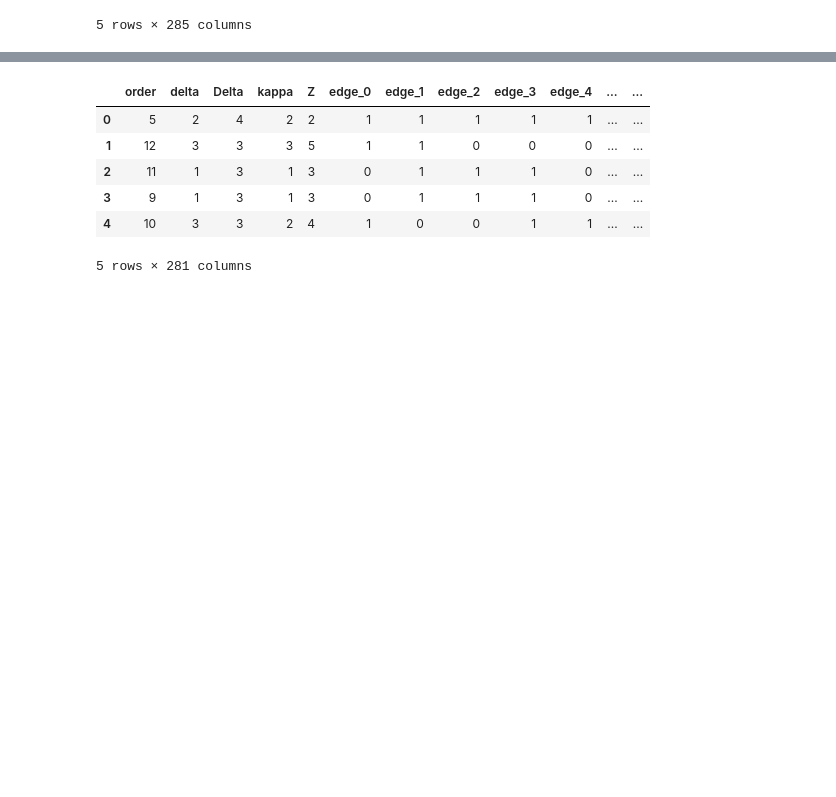
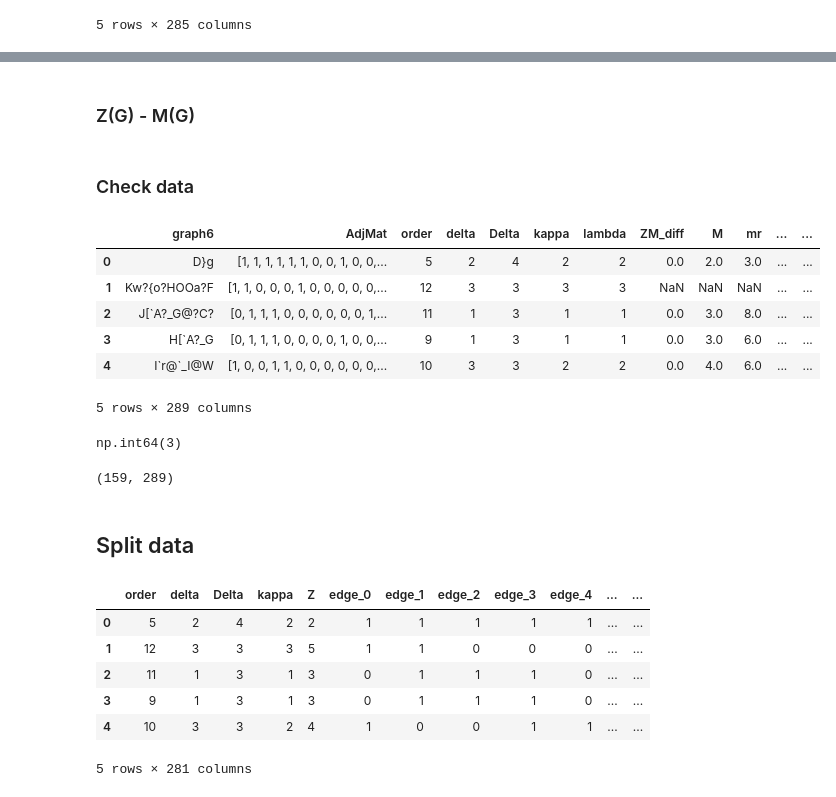
Before and after one commit to Hutch-Johnson/Graph_ML_MaxNull, a Jupyter notebook: Graph_ML_MZ.ipynb, the cells around one changed output, grey strips where cells are left out. Saved outputs shown, nothing was run; the diff lists cells and outputs as text; code cells hidden in the pictures; blank space fills up the shorter version.

```diff
--- a/Graph_ML_MZ.ipynb
+++ b/Graph_ML_MZ.ipynb
@@ -78,3 +105,37 @@ gdata.head()
+# %%
+gdata["M"] = gdata["order"] - gdata["mr"]
+# %%
+col = gdata.pop("M")
+gdata.insert(7, "M", col)
+# %% [markdown]
+### Z(G) - M(G)
+# %%
+gdata["ZM_diff"] = gdata["Z"] - gdata["M"]
+# %%
+col = gdata.pop("ZM_diff")
+gdata.insert(7, "ZM_diff", col)
+# %% [markdown]
+### Check data
+# %%
+gdata.head()
+# %% [output]
+|  | graph6 | AdjMat | order | delta | Delta | kappa | lambda | ZM_diff | M | mr | ... | ... |
+| 0 | D}g | [1, 1, 1, 1, 1, 1, 0, 0, 1, 0, 0,... | 5 | 2 | 4 | 2 | 2 | 0.0 | 2.0 | 3.0 | ... | ... |
+| 1 | Kw?{o?HOOa?F | [1, 1, 0, 0, 0, 1, 0, 0, 0, 0, 0,... | 12 | 3 | 3 | 3 | 3 | NaN | NaN | NaN | ... | ... |
+| 2 | J[`A?_G@?C? | [0, 1, 1, 1, 0, 0, 0, 0, 0, 0, 1,... | 11 | 1 | 3 | 1 | 1 | 0.0 | 3.0 | 8.0 | ... | ... |
+| 3 | H[`A?_G | [0, 1, 1, 1, 0, 0, 0, 0, 1, 0, 0,... | 9 | 1 | 3 | 1 | 1 | 0.0 | 3.0 | 6.0 | ... | ... |
+| 4 | I`r@`_I@W | [1, 0, 0, 1, 1, 0, 0, 0, 0, 0, 0,... | 10 | 3 | 3 | 2 | 2 | 0.0 | 4.0 | 6.0 | ... | ... |
+5 rows × 289 columns
+# %%
+(gdata["ZM_diff"]>0).sum()
+# %% [output]
+np.int64(3)
+# %%
+gdata.shape
+# %% [output]
+(159, 289)
+# %% [markdown]
+## Split data
 # %%
 X = gdata.drop(columns = ['graph6', 'AdjMat', 'mr_lower', 'mr_upper'])
 y = gdata['mr_lower']
```
Also changed, not shown: parts of 10 cells of this notebook.
